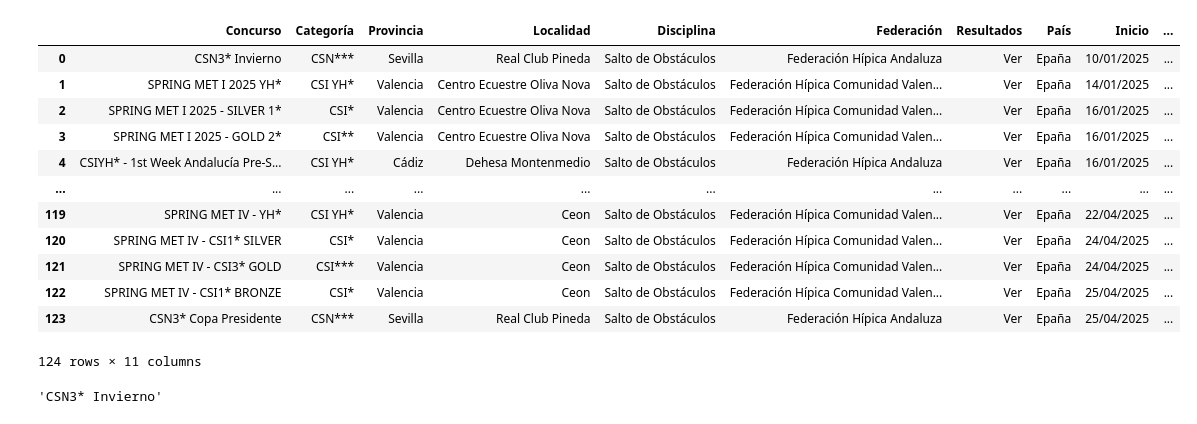
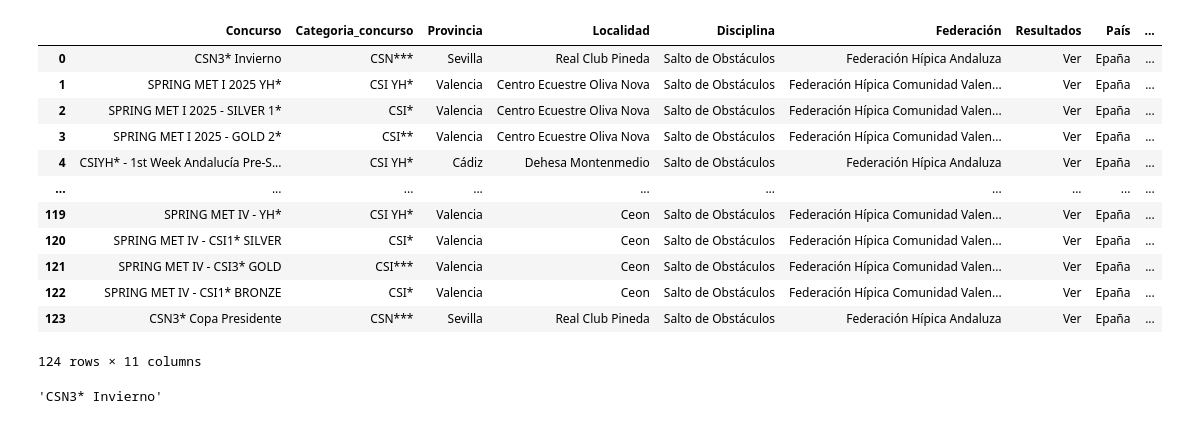
Before and after one commit to Gabijc/Proyecto_final_hipica, a Jupyter notebook: Notebooks/pruebas_carga.ipynb, the cells around one changed output. Cells and saved outputs as stored; diff of their text form; code cells hidden in the pictures.

```diff
--- a/Notebooks/pruebas_carga.ipynb
+++ b/Notebooks/pruebas_carga.ipynb
@@ -4,24 +4,24 @@ import json
 # %%
 with open('../data/data_salto/concursos/concursos_salto_nacional_2025.json', 'r', encoding='utf-8') as file:
     datos_concursos = json.load(file)
 
 df_concursos = pd.DataFrame(datos_concursos)
-df_concursos = df_concursos.rename(columns = {"Nombre": "Concurso"})
+df_concursos = df_concursos.rename(columns = {"Nombre": "Concurso", "Categoría": "Categoria_concurso"})
 df_concursos["Concurso"] = df_concursos["Concurso"].str.strip()
 df_concursos
 # %% [output]
-|  | Concurso | Categoría | Provincia | Localidad | Disciplina | Federación | Resultados | País | Inicio | ... |
-| 0 | CSN3* Invierno | CSN*** | Sevilla | Real Club Pineda | Salto de Obstáculos | Federación Hípica Andaluza | Ver | Epaña | 10/01/2025 | ... |
-| 1 | SPRING MET I 2025 YH* | CSI YH* | Valencia | Centro Ecuestre Oliva Nova | Salto de Obstáculos | Federación Hípica Comunidad Valen... | Ver | Epaña | 14/01/2025 | ... |
-| 2 | SPRING MET I 2025 - SILVER 1* | CSI* | Valencia | Centro Ecuestre Oliva Nova | Salto de Obstáculos | Federación Hípica Comunidad Valen... | Ver | Epaña | 16/01/2025 | ... |
-| 3 | SPRING MET I 2025 - GOLD 2* | CSI** | Valencia | Centro Ecuestre Oliva Nova | Salto de Obstáculos | Federación Hípica Comunidad Valen... | Ver | Epaña | 16/01/2025 | ... |
-| 4 | CSIYH* - 1st Week Andalucía Pre-S... | CSI YH* | Cádiz | Dehesa Montenmedio | Salto de Obstáculos | Federación Hípica Andaluza | Ver | Epaña | 16/01/2025 | ... |
-| ... | ... | ... | ... | ... | ... | ... | ... | ... | ... | ... |
-| 119 | SPRING MET IV - YH* | CSI YH* | Valencia | Ceon | Salto de Obstáculos | Federación Hípica Comunidad Valen... | Ver | Epaña | 22/04/2025 | ... |
-| 120 | SPRING MET IV - CSI1* SILVER | CSI* | Valencia | Ceon | Salto de Obstáculos | Federación Hípica Comunidad Valen... | Ver | Epaña | 24/04/2025 | ... |
-| 121 | SPRING MET IV - CSI3* GOLD | CSI*** | Valencia | Ceon | Salto de Obstáculos | Federación Hípica Comunidad Valen... | Ver | Epaña | 24/04/2025 | ... |
-| 122 | SPRING MET IV - CSI1* BRONZE | CSI* | Valencia | Ceon | Salto de Obstáculos | Federación Hípica Comunidad Valen... | Ver | Epaña | 25/04/2025 | ... |
-| 123 | CSN3* Copa Presidente | CSN*** | Sevilla | Real Club Pineda | Salto de Obstáculos | Federación Hípica Andaluza | Ver | Epaña | 25/04/2025 | ... |
+|  | Concurso | Categoria_concurso | Provincia | Localidad | Disciplina | Federación | Resultados | País | ... |
+| 0 | CSN3* Invierno | CSN*** | Sevilla | Real Club Pineda | Salto de Obstáculos | Federación Hípica Andaluza | Ver | Epaña | ... |
+| 1 | SPRING MET I 2025 YH* | CSI YH* | Valencia | Centro Ecuestre Oliva Nova | Salto de Obstáculos | Federación Hípica Comunidad Valen... | Ver | Epaña | ... |
+| 2 | SPRING MET I 2025 - SILVER 1* | CSI* | Valencia | Centro Ecuestre Oliva Nova | Salto de Obstáculos | Federación Hípica Comunidad Valen... | Ver | Epaña | ... |
+| 3 | SPRING MET I 2025 - GOLD 2* | CSI** | Valencia | Centro Ecuestre Oliva Nova | Salto de Obstáculos | Federación Hípica Comunidad Valen... | Ver | Epaña | ... |
+| 4 | CSIYH* - 1st Week Andalucía Pre-S... | CSI YH* | Cádiz | Dehesa Montenmedio | Salto de Obstáculos | Federación Hípica Andaluza | Ver | Epaña | ... |
+| ... | ... | ... | ... | ... | ... | ... | ... | ... | ... |
+| 119 | SPRING MET IV - YH* | CSI YH* | Valencia | Ceon | Salto de Obstáculos | Federación Hípica Comunidad Valen... | Ver | Epaña | ... |
+| 120 | SPRING MET IV - CSI1* SILVER | CSI* | Valencia | Ceon | Salto de Obstáculos | Federación Hípica Comunidad Valen... | Ver | Epaña | ... |
+| 121 | SPRING MET IV - CSI3* GOLD | CSI*** | Valencia | Ceon | Salto de Obstáculos | Federación Hípica Comunidad Valen... | Ver | Epaña | ... |
+| 122 | SPRING MET IV - CSI1* BRONZE | CSI* | Valencia | Ceon | Salto de Obstáculos | Federación Hípica Comunidad Valen... | Ver | Epaña | ... |
+| 123 | CSN3* Copa Presidente | CSN*** | Sevilla | Real Club Pineda | Salto de Obstáculos | Federación Hípica Andaluza | Ver | Epaña | ... |
 124 rows × 11 columns
 # %%
 df_concursos.iloc[0,0]
```
Also changed, not shown: parts of 9 cells of this notebook, 3 other files.
